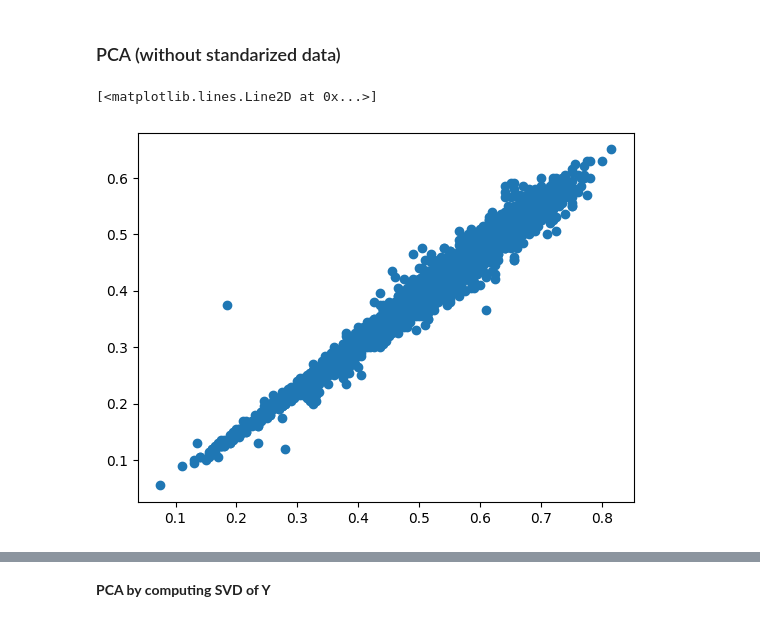
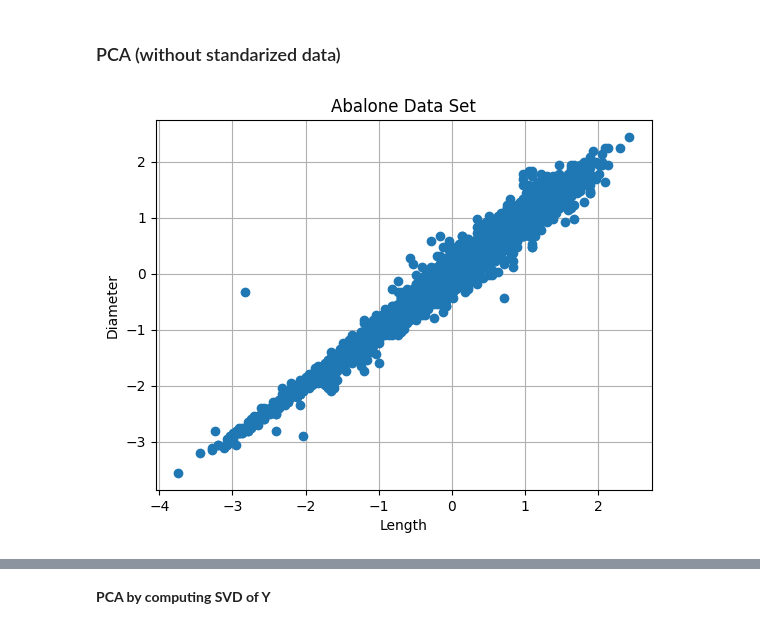
Before and after one commit to raquel-ch/intro_ml, a Jupyter notebook: project1.ipynb, the cells around one changed output, grey strips where cells are left out. Drawn from its saved outputs; the diff is of its cells as text; code cells hidden in the pictures.

Commit message:
fixed code + new plots

```diff
--- a/project1.ipynb
+++ b/project1.ipynb
@@ -34,7 +34,7 @@ Index(['Sex', 'Length', 'Diameter', 'Height', 'Whole weight', 'Shucked weight',
 # %%
 raw_data = df.values
 
-cols = range(1, 9)
+cols = range(1, 8)  # Exclude 'Sex' and 'Rings' (columns index 0 and 8)
 X = raw_data[:, cols]
 
 print(X)
@@ -80,3 +100,9 @@ N, M, C
+# %%
+from sklearn.preprocessing import StandardScaler
+
+scaler = StandardScaler()
+stand_X = scaler.fit_transform(X)  # Standardize features
+stand_X = np.array(stand_X, dtype=np.float64)
 # %%
 import matplotlib.pyplot as plt
 from scipy.linalg import svd
@@ -86,10 +112,15 @@ i = 0
 j = 1
 # %%
 # Make a simple plot of the i'th attribute against the j'th attribute (Lenght vs Diameter)
-plt.plot(X[:, i], X[:, j], "o")
+plt.plot(stand_X[:, i], stand_X[:, j], "o")
+#add the labels
+plt.xlabel(attributeNames[i])
+plt.ylabel(attributeNames[j])
+plt.title('Abalone Data Set')
+plt.grid()
+plt.show()
 # %% [output]
-[<matplotlib.lines.Line2D at 0x...>]
-[figure, old version]
+[figure, new version]
 # %%
 # Make another more fancy plot that includes legend, class labels,
 # attribute names, and a title.
```
Also changed, not shown: parts of 18 cells of this notebook.
